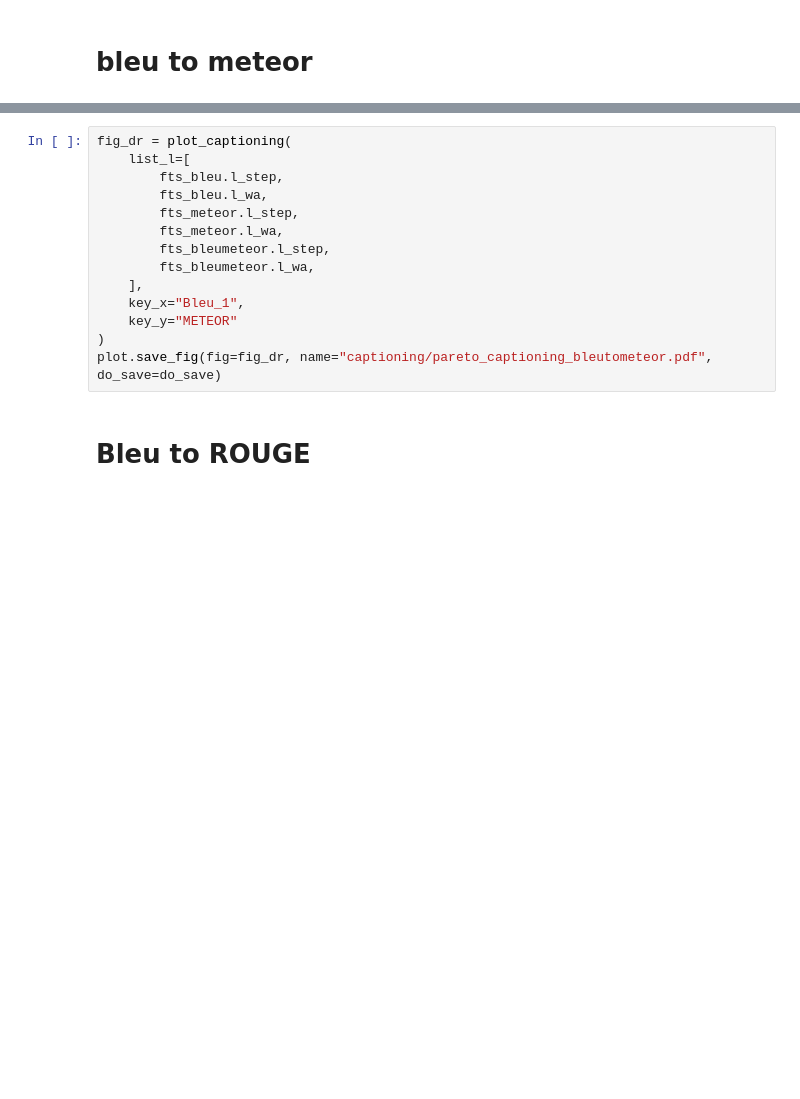
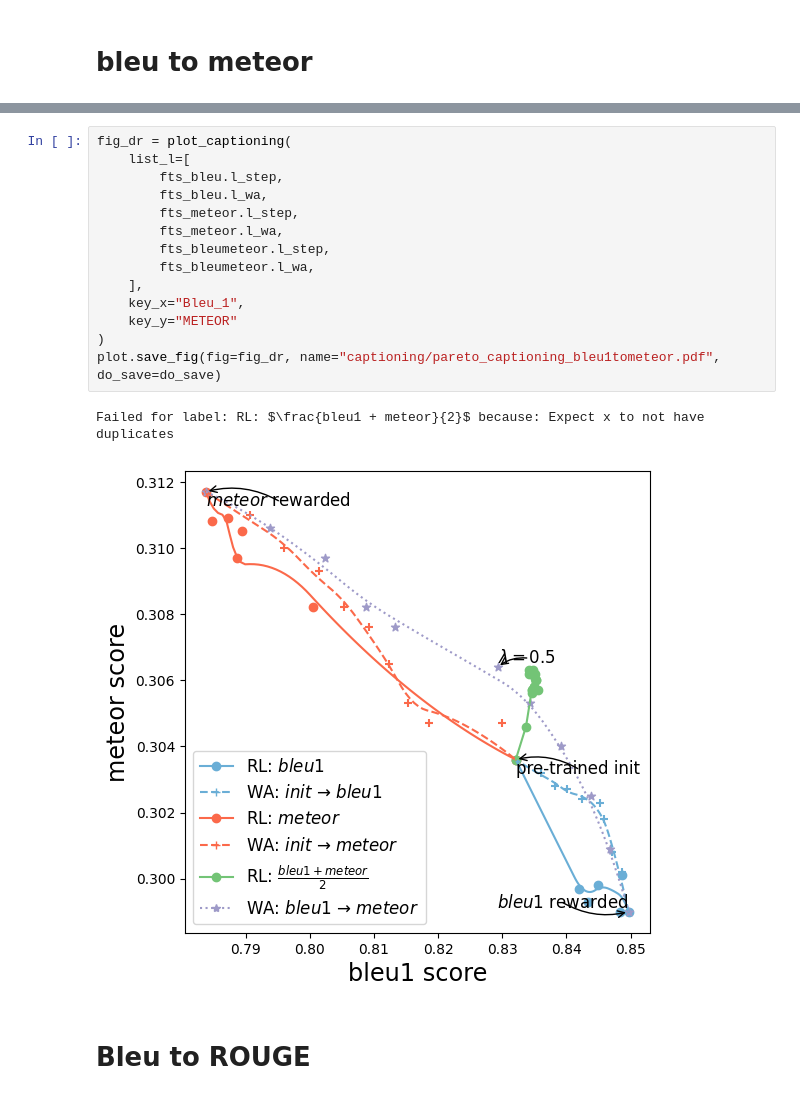
Before and after one commit to alexrame/domainbedv2, a Jupyter notebook: notebooks/rl/captioning/wa_rl_captioning.ipynb, the cells around one changed output, grey strips where cells are left out. Drawn from its saved outputs; the diff is of its cells as text; blank space fills up the shorter version.

```diff
--- a/notebooks/rl/captioning/wa_rl_captioning.ipynb
+++ b/notebooks/rl/captioning/wa_rl_captioning.ipynb
@@ -154,17 +156,20 @@ plot.save_fig(fig=fig_dr, name="captioning/pareto_captioning_e2e_bleutometeor.pd
 # %%
 fig_dr = plot_captioning(
     list_l=[
         fts_bleu.l_step,
         fts_bleu.l_wa,
         fts_meteor.l_step,
         fts_meteor.l_wa,
         fts_bleumeteor.l_step,
         fts_bleumeteor.l_wa,
     ],
     key_x="Bleu_1",
     key_y="METEOR"
 )
-plot.save_fig(fig=fig_dr, name="captioning/pareto_captioning_bleutometeor.pdf", do_save=do_save)
+plot.save_fig(fig=fig_dr, name="captioning/pareto_captioning_bleu1tometeor.pdf", do_save=do_save)
+# %% [output]
+Failed for label: RL: $\frac{bleu1 + meteor}{2}$ because: Expect x to not have duplicates
+[figure, added]
 # %% [markdown]
 # Bleu to ROUGE
 # %%
```
Also changed, not shown: parts of 17 cells of this notebook, 5 other files.
